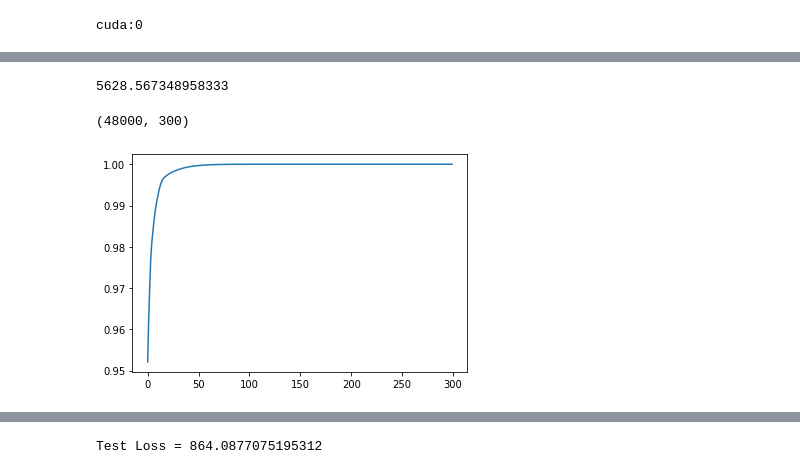
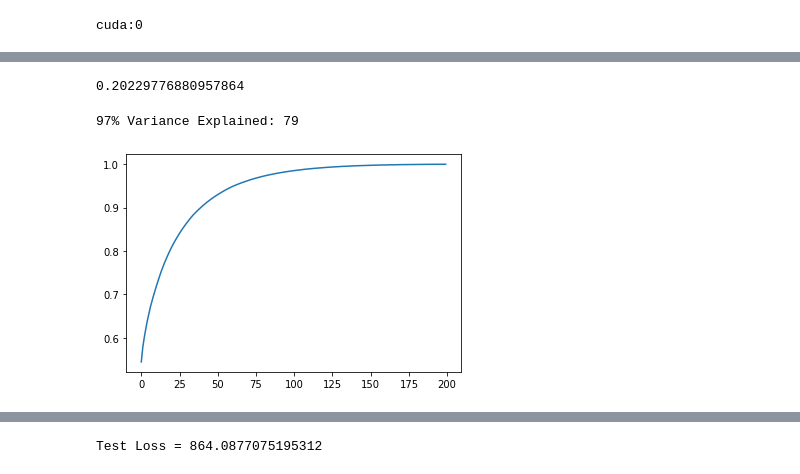
Before and after one commit to TheOneCodeGuy/AutoAssociationNN-RBM-AutoEncoders, a Jupyter notebook: Q2.ipynb, the cells around one changed output, grey strips where cells are left out. Drawn from its saved outputs; the diff is of its cells as text; code cells hidden in the pictures.

```diff
--- a/Q2.ipynb
+++ b/Q2.ipynb
@@ -87,7 +83,7 @@ label_dict = {
     'opencountry': 3
 }
 
-trainloader, testloader = train_test_loader('/content/drive/My Drive/Data_Set_2(Black_and_white_images)/Data_Set_1(Colored_Images)', label_dict, train_fraction=0.8, num_workers=0)
+trainloader, testloader, train_size, test_size = train_test_loader('/content/drive/My Drive/Data_Set_1(Colored_Images)', label_dict, train_fraction=0.8, num_workers=0)
 # %%
 class AutoEncoder(nn.Module):
 
@@ -120,3 +116,8 @@ device = torch.device("cuda:0" if torch.cuda.is_available() else "cpu")
 print(device)
 # %% [output]
 cuda:0
+# %%
+X_train = []
+for X, y in trainloader:
+  X_train.extend(X.numpy())
+X_train = np.array(X_train)
@@ -123,4 +135,4 @@ cuda:0
 # %%
-ae1 = AutoEncoder(784, [150, 300, 150])
+ae1 = AutoEncoder(828, [400, 200, 400])
 ae1 = ae1.to(device)
 optimizer1 = optim.SGD(ae1.parameters(), lr=0.001, momentum=0.8)
@@ -171,7 +168,7 @@ for epoch in range(max_epoch):
 
     print('Epoch', epoch+1, ': Loss =', running_loss/train_size)
 
-    if (abs(running_loss-old_loss)/running_loss < 1e-5):
+    if (abs(running_loss-old_loss)/running_loss < 1e-3):
         print('Converged')
         break
 
@@ -196,11 +194,7 @@ Epoch 14 : Loss = 5653.269096354166
 Converged
 Finished Training
 # %%
-X_data_test = []
-X_data_test_pred = []
-
 test_loss = 0.0
-len_ = 0
 
 for data in testloader:
 
@@ -214,7 +208,7 @@ for data in testloader:
 test_loss = test_loss/test_size
 print(test_loss)
 # %% [output]
-5628.567348958333
+0.20229776880957864
 # %%
 Z1_array = []
 
@@ -228,16 +222,14 @@ for data in trainloader:
         Z1_array = Z1.cpu().numpy()
     else:
         Z1_array = np.append(Z1_array, Z1.cpu().numpy(), axis=0)
-# %%
-Z1_array.shape
-# %% [output]
-(48000, 300)
 # %%
-pca2 = PCA(n_components=300)
+pca2 = PCA(n_components=Z1_array.shape[1])
 pca2.fit(Z1_array)
+print('97% Variance Explained:', np.where(np.cumsum(pca2.explained_variance_ratio_)>=0.97)[0][0]+1)
 
 explained_var = np.cumsum(pca2.explained_variance_ratio_)
 plt.plot(explained_var)
 plt.show()
 # %% [output]
+97% Variance Explained: 79
-[figure, old version]
+[figure, new version]
```
Also changed, not shown: parts of 16 cells of this notebook, 2 other files.
